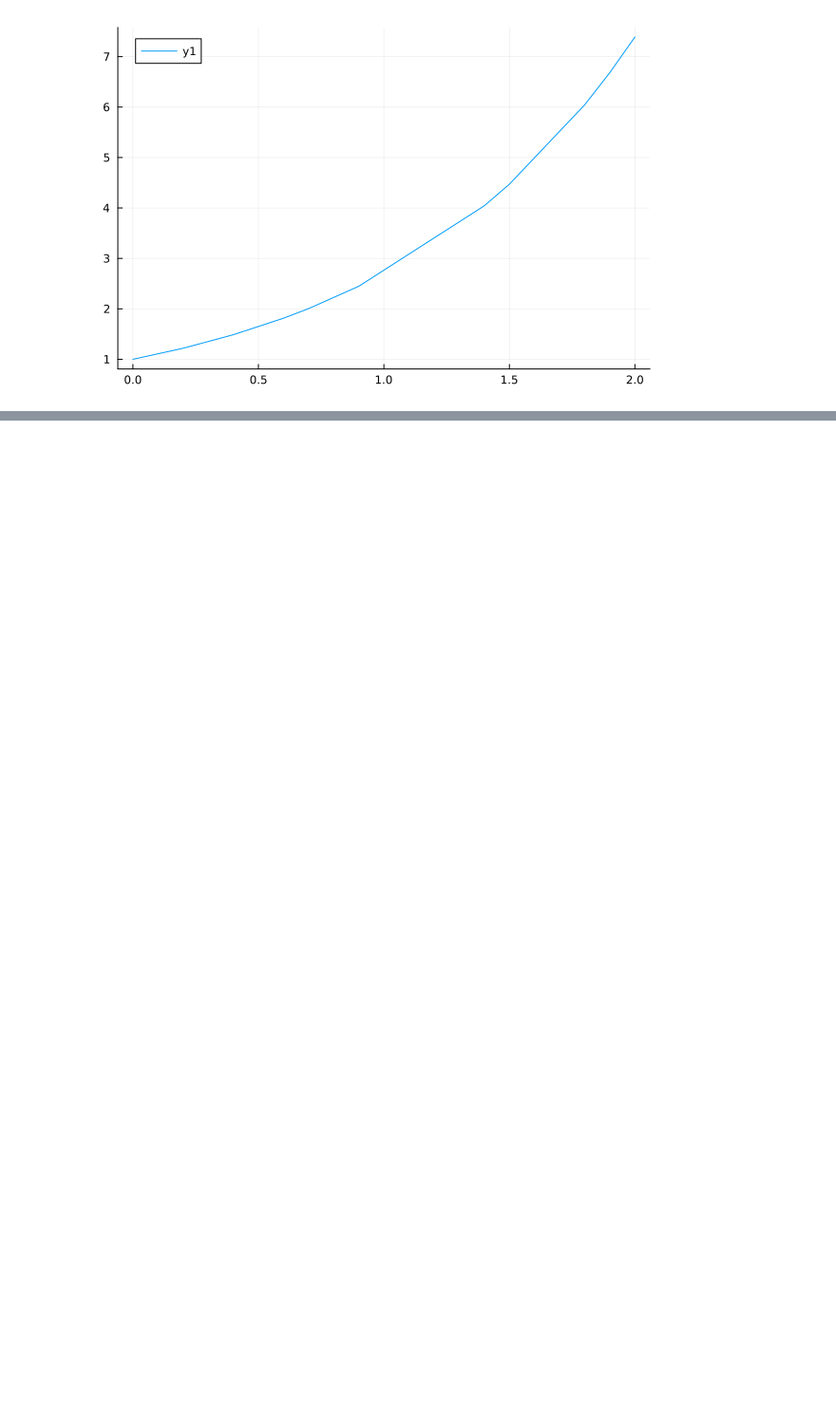
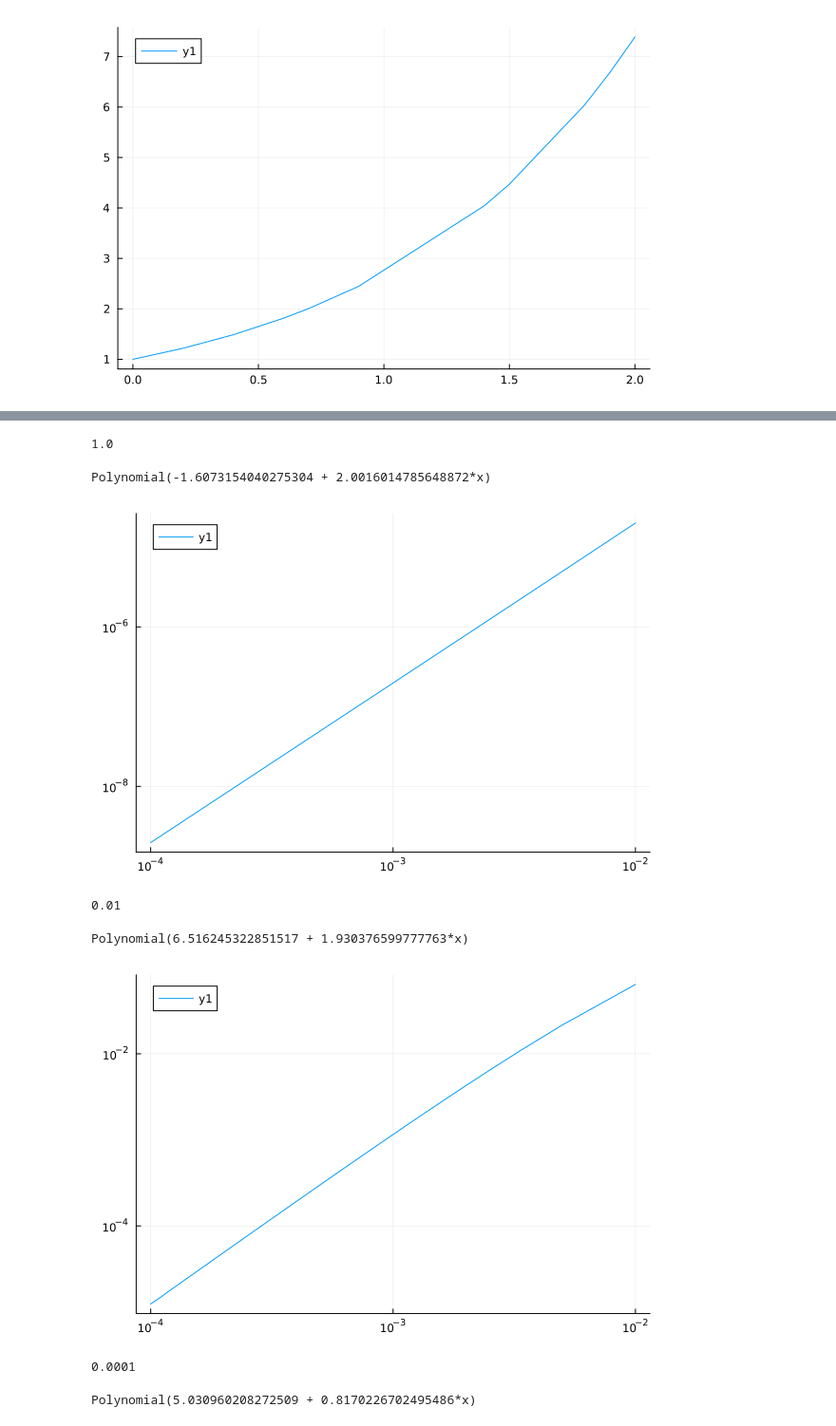
Before and after one commit to jkbch/FEM, a Jupyter notebook: Jakobs_notebook_julia.ipynb, the cells around one changed output, grey strips where cells are left out. Shown at 95% size. Cells and saved outputs as stored; diff of their text form; code cells hidden in the pictures; blank space fills up the shorter version.

```diff
--- a/Jakobs_notebook_julia.ipynb
+++ b/Jakobs_notebook_julia.ipynb
@@ -119,0 +193,51 @@ coefficients = fit(log.(hs), log.(max_errors), 1)[1]
+# %%
+function uhat(x::Float64, xs::Vector{Float64}, us::Vector{Float64}) :: Float64
+    i = max(searchsortedfirst(xs, x) - 1, 1)
+    h = xs[i+1] - xs[i]
+
+    N1 = 1 - (x - xs[i]) / h
+    N2 = (x - xs[i]) / h
+
+    return us[i] * N1 + us[i+1] * N2
+end
+
+function uhat(x::Vector{Float64}, xs::Vector{Float64}, us::Vector{Float64}) :: Vector{Float64}
+    return uhat.(x, Ref(xs), Ref(us))
+end
+
+psi = 1.0
+iterations = 100
+step_size = 100
+granularity = 100000
+
+for epsilon in [1, 0.01, 0.0001]
+    u_anal(x) = 1/psi * (x - (exp((x-1)*psi/epsilon) - exp(-psi/epsilon))/(1 - exp(-psi/epsilon)))
+
+    hs = zeros(iterations)
+    max_errors = zeros(iterations)
+
+    x_values = collect(range(0, 1, granularity))
+
+    for i in 1:iterations
+        M = i*step_size
+        x_points = collect(range(0, 1, M))
+        uhat_points = LADE1D(psi, epsilon, x_points)
+        error(x) = abs(uhat(x, x_points, uhat_points) - u_anal(x))
+
+        hs[i] = 1 / M
+        max_errors[i] = maximum(error.(x_values))
+    end
+
+    display(epsilon)
+    display(fit(log.(hs), log.(max_errors), 1))
+    display(plot(hs, max_errors, xscale=:log10, yscale=:log10))
+end
+# %% [output]
+1.0
+Polynomial(-1.6073154040275304 + 2.0016014785648872*x)
+[figure, added]
+0.01
+Polynomial(6.516245322851517 + 1.930376599777763*x)
+[figure, added]
+0.0001
+Polynomial(5.030960208272509 + 0.8170226702495486*x)
```
Also changed, not shown: parts of 17 cells of this notebook.
